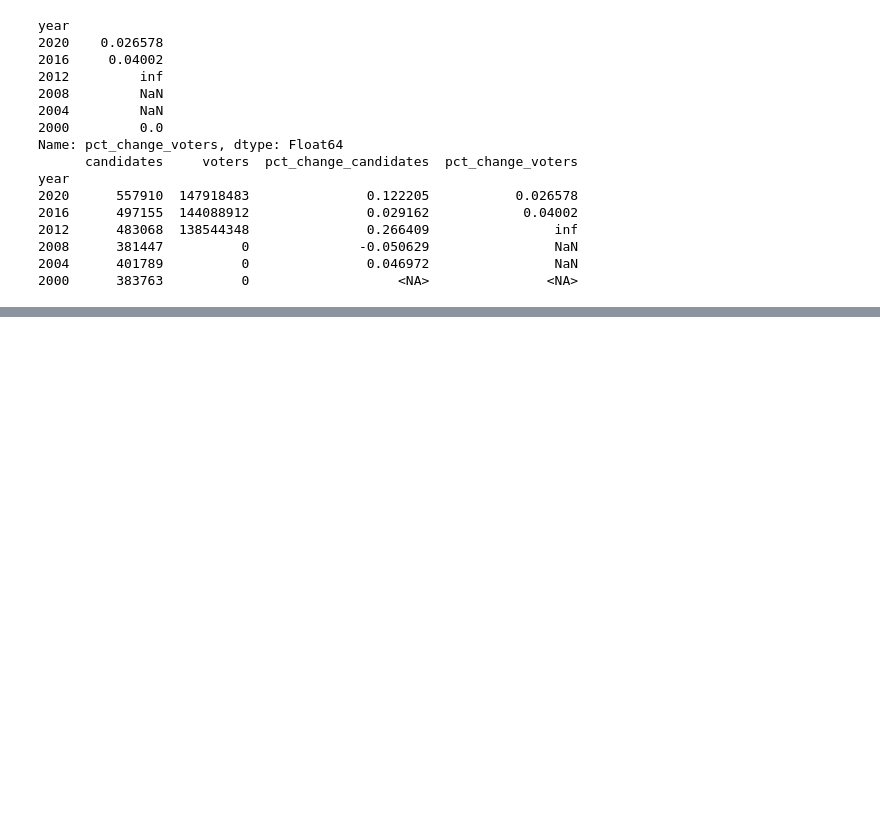
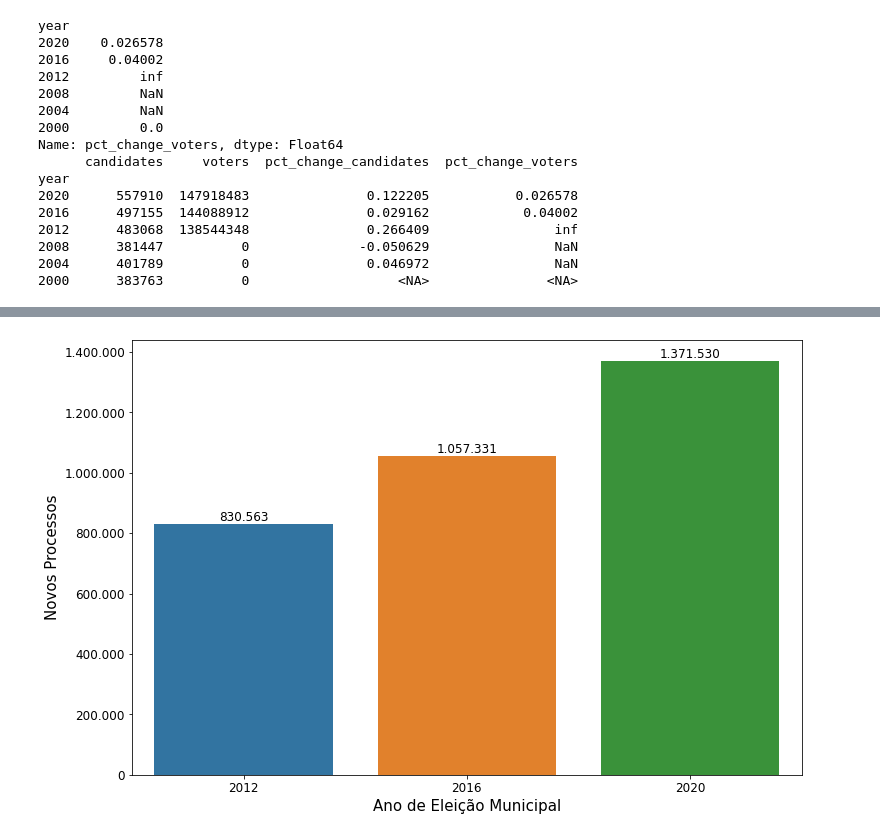
Before and after one commit to fabianumfalco/brazilian-electoral-justice-in-numbers, a Jupyter notebook: EDA_br_electoral_JusticeNumbers.ipynb, the cells around one changed output, grey strips where cells are left out. Drawn from its saved outputs; the diff is of its cells as text; code cells hidden in the pictures; blank space fills up the shorter version.

```diff
--- a/EDA_br_electoral_JusticeNumbers.ipynb
+++ b/EDA_br_electoral_JusticeNumbers.ipynb
@@ -97,0 +104,12 @@ plt.show()
+# %%
+# Load CSV files into dataframes and merge them using the Year field as an index
+electoralJustice = pd.read_csv('br_electoral_JusticeNumbers.csv')
+
+municipal_election_JN = electoralJustice[electoralJustice.year.isin([2020,2016,2012,2008,2004,2000])].sort_values(by=['year'], ascending=False)
+
+
+municipal_election_JN
+
+#municipal_election_2020 = electoralJustice[electoralJustice.year == 2020]
+
+#municipal_election_2020
@@ -97,0 +142,6 @@ plt.show()
+# %%
+municipal_election_JN_sum = municipal_election_JN.groupby('year').sum()
+
+municipal_election_JN_sum
+
+#print(municipal_election_JN.groupby('year').groups)
@@ -97,0 +154,35 @@ plt.show()
+# %%
+# Defining the plotsize
+plt.figure(figsize=(12, 8))
+
+# Defining the x-axis, the y-axis and the data
+# from where the values are to be taken
+splot = sns.barplot(x=municipal_election_JN_sum.index, y="new_cases", data=municipal_election_JN_sum)
+
+#sns.despine()
+#sns.set_style('white')
+
+# Setting the x-acis label and its size
+plt.xlabel("Ano de Eleição Municipal", size=15)
+# changing the fontsize of xticks
+plt.xticks(fontsize=12)
+
+# Setting the y-axis label and its size
+plt.ylabel("Novos Processos",size=15)
+# changing the fontsize of yticks
+plt.yticks(fontsize=12)
+
+#splot.get_yaxis().set_major_formatter(tick.FuncFormatter(lambda x, p: format(int(x),',')))
+splot.get_yaxis().set_major_formatter(tick.FuncFormatter(lambda x, p: format(int(x),',').replace(',','.')))
+
+# displays the data values in the graph
+splot.bar_label(splot.containers[0],labels=[f'{x:,.0f}'.replace(',','.') for x in splot.containers[0].datavalues],
+                size=12)
+
+plt.savefig("new_cases_municipal_elections.jpg",transparent = False)
+
+
+# plotting the graph
+plt.show()
+# %% [output]
+[figure, added]
```
Also changed, not shown: parts of 8 cells of this notebook, 8 other files.
